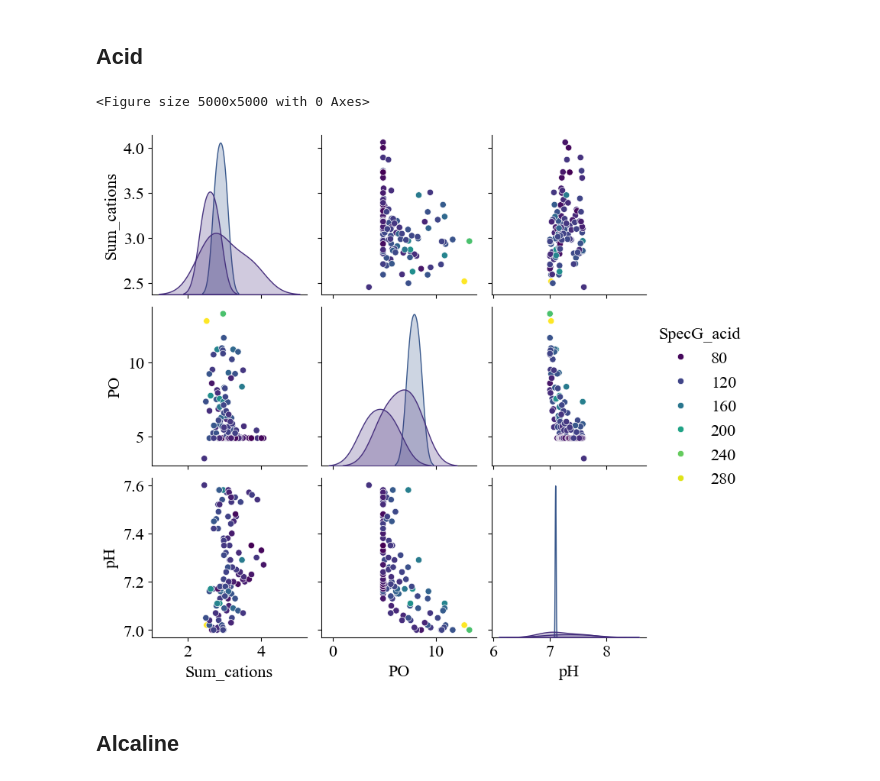
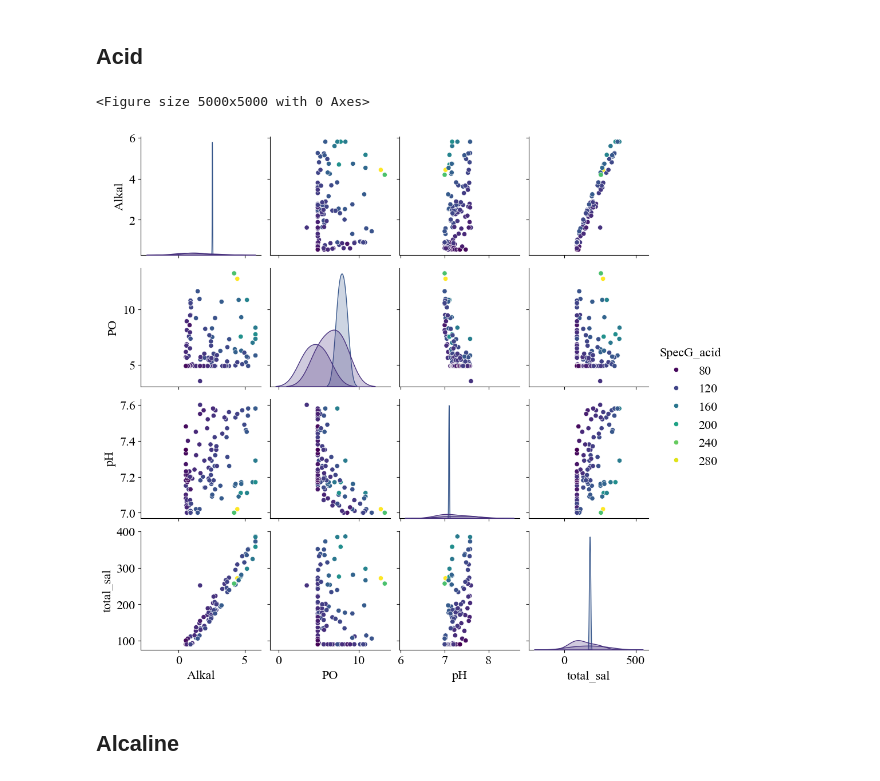
Before and after one commit to caapel/ion_exchange, a Jupyter notebook: ExplorerDataAnalisys.ipynb, the cells around one changed output. Drawn from its saved outputs; the diff is of its cells as text; code cells hidden in the pictures.

```diff
--- a/ExplorerDataAnalisys.ipynb
+++ b/ExplorerDataAnalisys.ipynb
@@ -17,7 +17,8 @@ df = df_raw.copy()
             inplace=True)'''
 
 df.drop(columns=['reg_date', 'G_acid', 'G_alkali', 'SpecG_acid(eq)', 'SpecG_alkali(eq)',
-                 'SpecG_acid', 'SpecG_alkali', 'Acid_alkali_ratio', 'F_cycle', 'uepp_end', 'SiO2_end'],
+                 'SpecG_acid', 'SpecG_alkali', 'Acid_alkali_ratio', 'F_cycle', 'uepp_end', 'SiO2_end',
+                 'Аl3+', 'NO', 'Сl', 'Са2', 'Mg2_max', 'Na_K_max', 'SO2'],
         inplace=True)
 
 df
@@ -281,10 +261,10 @@ pairplot(df=df_F_cycle[['Sum_anions', 'Sum_cations', 'PO', 'F_cycle']], hue='F_c
 # %% [markdown]
 ## Acid
 # %%
-pairplot(df=df_Acid[['Sum_cations', 'PO', 'pH', 'SpecG_acid']], hue = 'SpecG_acid')
+pairplot(df=df_Acid[['Alkal', 'PO', 'pH', 'total_sal', 'SpecG_acid']], hue = 'SpecG_acid')
 # %% [output]
 <Figure size 5000x5000 with 0 Axes>
-[figure, old version]
+[figure, new version]
 # %% [markdown]
 ## Alcaline
 # %%
```
Also changed, not shown: parts of 22 cells of this notebook.
